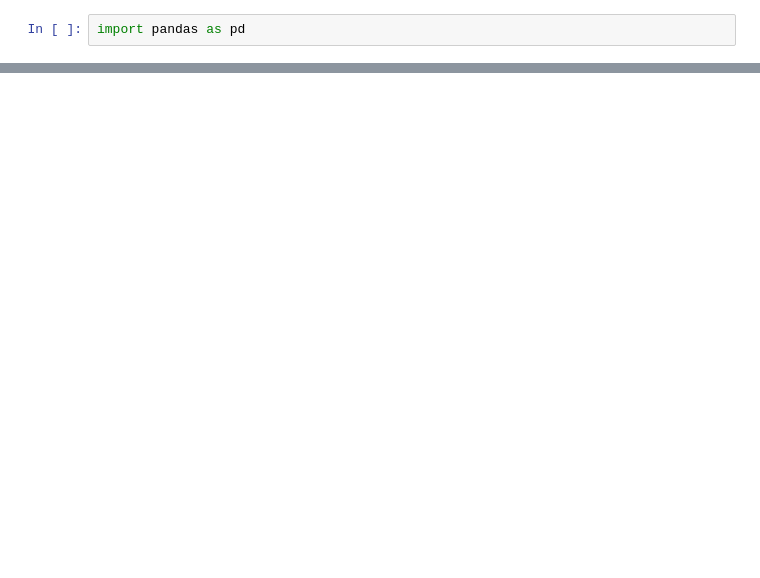
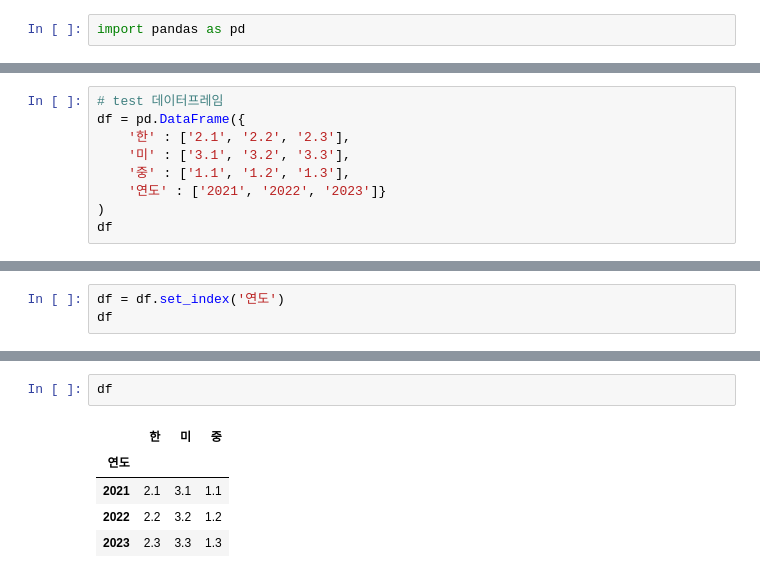
Before and after one commit to yangjik/yang.study, a Jupyter notebook: data_analyze_study/Pandas 다루기.ipynb, the cells around one changed output, grey strips where cells are left out. Saved outputs shown, nothing was run; the diff lists cells and outputs as text; blank space fills up the shorter version.

```diff
--- a/data_analyze_study/Pandas 다루기.ipynb
+++ b/data_analyze_study/Pandas 다루기.ipynb
@@ -7,0 +159,9 @@ import pandas as pd
+# %%
+# test 데이터프레임
+df = pd.DataFrame({
+    '한' : ['2.1', '2.2', '2.3'],
+    '미' : ['3.1', '3.2', '3.3'],
+    '중' : ['1.1', '1.2', '1.3'],
+    '연도' : ['2021', '2022', '2023']}
+)
+df
@@ -7,0 +173,3 @@ import pandas as pd
+# %%
+df = df.set_index('연도')
+df
@@ -7,0 +204,8 @@ import pandas as pd
+# %%
+df
+# %% [output]
+|  | 한 | 미 | 중 |
+| 연도 |  |  |  |
+| 2021 | 2.1 | 3.1 | 1.1 |
+| 2022 | 2.2 | 3.2 | 1.2 |
+| 2023 | 2.3 | 3.3 | 1.3 |
```
Also changed, not shown: parts of 52 cells of this notebook.
